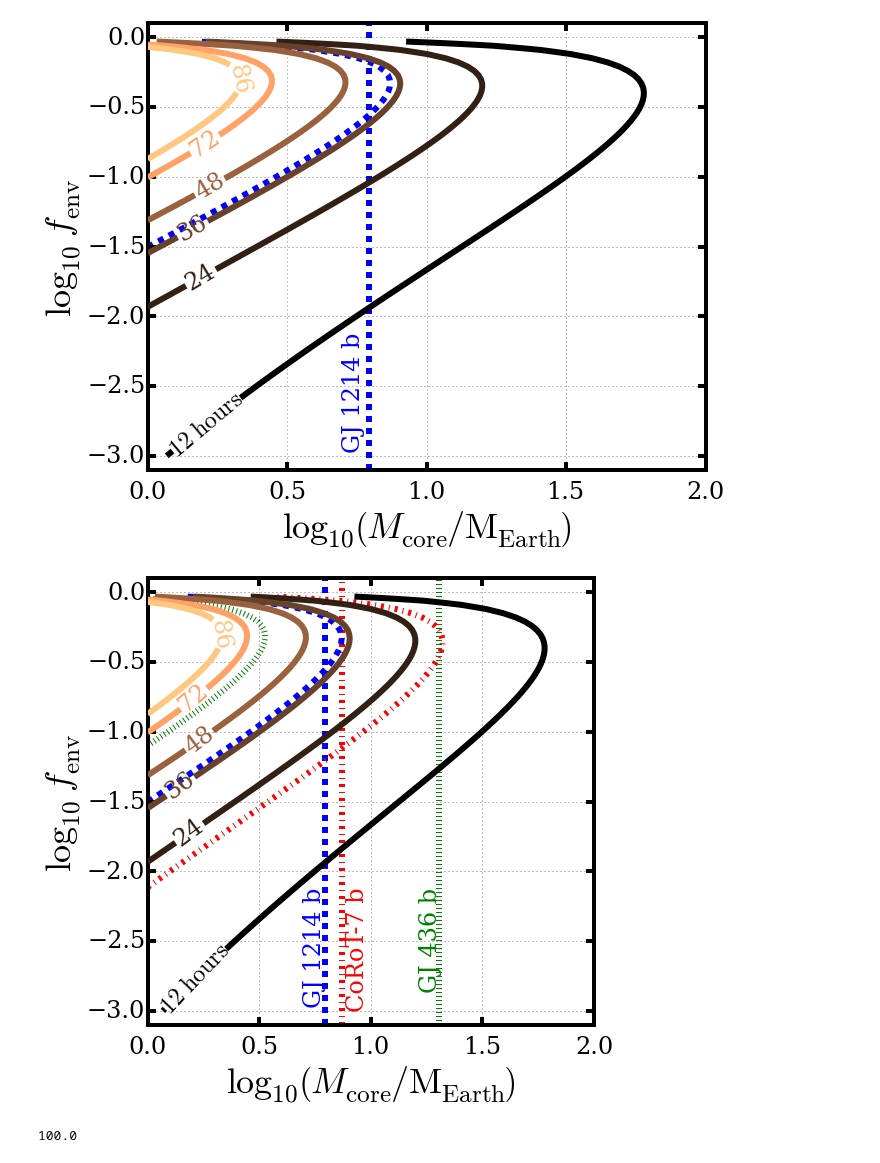
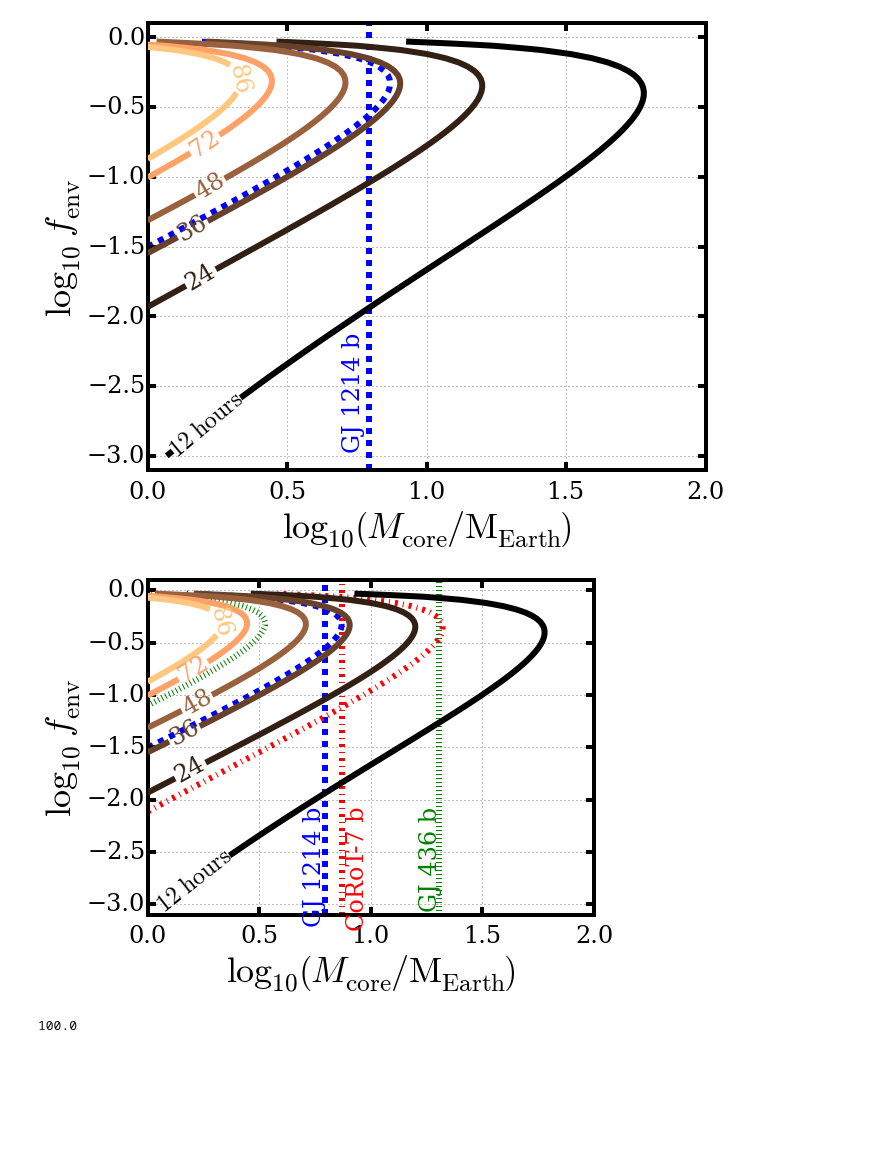
Before and after one commit to decaelus/CeMDA_tidal_evol, a Jupyter notebook: CeDMA_Calculations.ipynb, the cells around one changed output. Saved outputs shown, nothing was run; the diff lists cells and outputs as text; code cells hidden in the pictures; blank space fills up the shorter version.

```diff
--- a/CeDMA_Calculations.ipynb
+++ b/CeDMA_Calculations.ipynb
@@ -219,7 +219,7 @@ ax.set_ylim([-3.1, 0.1])
 [figure]
 # %%
 Ps_Roche = Rappaport_Roche_limit(Mps*cds.Mgeo, Rps*cds.Rgeo).to('hour')
-fig = plt.figure(figsize=(8,8))
+fig = plt.figure(figsize=(default_fig_width,default_fig_height))
 ax = fig.add_subplot(111)
 
 #ax.plot(Mps, Ps_Roche);
@@ -271,34 +271,34 @@ CS = ax.contour(np.log10(Mcores), np.log10(fenvs), Ps_Roche, colors='green', lev
 
 # # CS = ax.contour(np.log10(Mcores), np.log10(fenvs), Mps, colors='blue', linewidths=8, levels=Mp_lvls, linestyles='--')
 # # CS = ax.contour(np.log10(Mcores), np.log10(fenvs), Rps, colors='red', linewidths=8, levels=Rp_lvls, linestyles='--')
 
 # #55 Cnc e -- L & F
 # Mcore = 8.32
 # P_lvls = [0.7365449*24.]
 # ax.axvline(np.log10(Mcore), color='cornflowerblue')
 # CS = ax.contour(np.log10(Mcores), np.log10(fenvs), Ps_Roche, colors='cornflowerblue', levels=P_lvls)
 
 # #K-10 b -- L & F
 # Mcore = 4.51
 # P_lvls = [0.837495*24.]
 # ax.axvline(np.log10(Mcore), color='gold')
 # CS = ax.contour(np.log10(Mcores), np.log10(fenvs), Ps_Roche, colors='gold', levels=P_lvls)
 
 # lvls = [20]
 # CS = ax.contour(np.log10(Mcores), np.log10(fenvs), Mps, colors='grey', linewidths=6, levels=lvls, zorder=-1)
 
 #ax.plot(np.log10(Mcores_Mp), np.log10(f(Mcores_Mp)), color='k')
 #ax.plot(np.log10(Mcores_Mp), np.log10(fenvs_Mp), color='grey')
 
 ax.set_xlabel('$\\log_{10} \\left( M_{\\rm core}/{\\rm M_{Earth}}\\right)$', fontsize=36)
 ax.set_ylabel('$\\log_{10}\ f_{\\rm env}$', fontsize=36)
 
 ax.set_xlim([0, 2])
 ax.set_ylim([-3.1, 0.1])
 
 fig.savefig('Pturnover_with_examples.eps', dpi=1000, bbox_inches='tight')
 # %% [output]
-[figure, old version]
+[figure, new version]
 # %%
 LF_Table7 = Table.read('combined_LopezFortney2014_Table7_exoplanets-org.csv', format='ascii.csv')
 #print(LF_Table7['H/He Envelope Fraction'])
```
Also changed, not shown: parts of 1 cell of this notebook, 2 other files.
